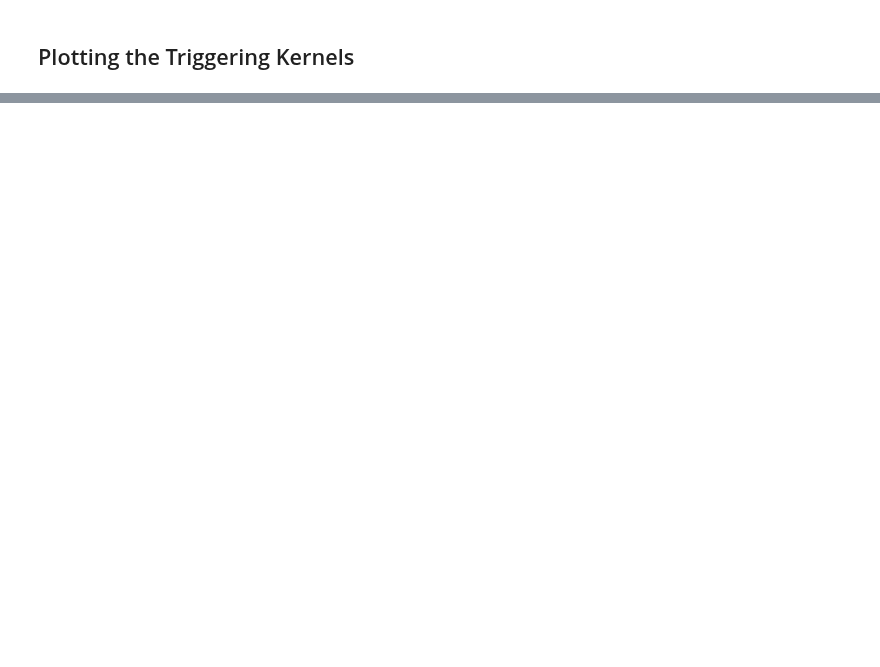
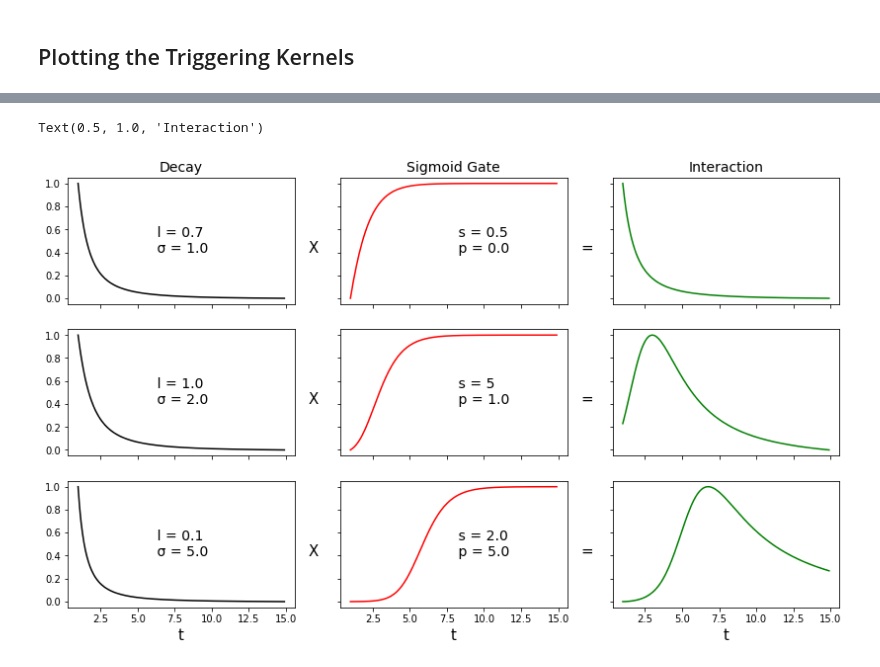
Before and after one commit to yamacisik/gated_kernel_tpp, a Jupyter notebook: figures.ipynb, the cells around one changed output, grey strips where cells are left out. Cells and saved outputs as stored; diff of their text form; code cells hidden in the pictures; blank space fills up the shorter version.

```diff
--- a/figures.ipynb
+++ b/figures.ipynb
@@ -91,9 +111,0 @@ for i in range(len(axes)):
-# %%
-def magic_kernel_2(x, sigma=1, lengthscale=1, alpha=1,p = 1):
-    d= x
-    k1 = (1 + torch.exp(p-d))**(-alpha)
-    a = 1
-    k2 = k2 =  (1 + (d ** 2) / (a * lengthscale ** 2)) ** (-a)
-    scores = (sigma)*(k1)*(k2)
-
-    return k2,k1,scores
@@ -314,0 +332,31 @@ k = (k - k.min())/(k.max()-k.min())
+# %%
+lengtscales = [0.7,1.0,0.1]
+alphas = [0.5,5,2.0]
+ps = [0.0,1.0,5.0]
+sigmas = [1.0,2.0,5.0]
+
+
+fig, axes = plt.subplots(3, 3,figsize=(14,8),sharex=True,sharey=True)
+time = torch.arange(1,15,0.1)
+
+for i in range(3):
+    decay,gate,values = magic_kernel_2(time,sigma = sigmas[i],lengthscale =lengtscales[i],alpha  =alphas[i],p = ps[i])
+    decay = (decay - decay.min())/(decay.max()-decay.min())
+    gate = (gate - gate.min())/(gate.max()-gate.min())
+    values = (values - values.min())/(values.max()-values.min())
+    axes[i][0].plot(time,decay,c = 'black')
+    axes[i][1].plot(time,gate,c='red')
+    axes[i][2].plot(time,values,c='green')
+    axes[i][0].text(6,0.4,f' l = {lengtscales[i]}\n \u03C3 = {sigmas[i]}',size = 14 )
+    axes[i][0].text(16.5,0.4,f'X',size = 15 )
+    axes[i][1].text(16.5,0.4,f'=',size = 15 )
+    axes[i][1].text(8,0.4,f' s = {alphas[i]}\n p = {ps[i]}',size = 14 )
+for j in range(3):
+    axes[2][j].set_xlabel('t',size = 15)
+
+axes[0][0].set_title('Decay',size = 14)
+axes[0][1].set_title('Sigmoid Gate',size = 14)
+axes[0][2].set_title('Interaction',size = 14)
+# %% [output]
+Text(0.5, 1.0, 'Interaction')
+[figure, added]
```
Also changed, not shown: parts of 19 cells of this notebook, 8 other files.
